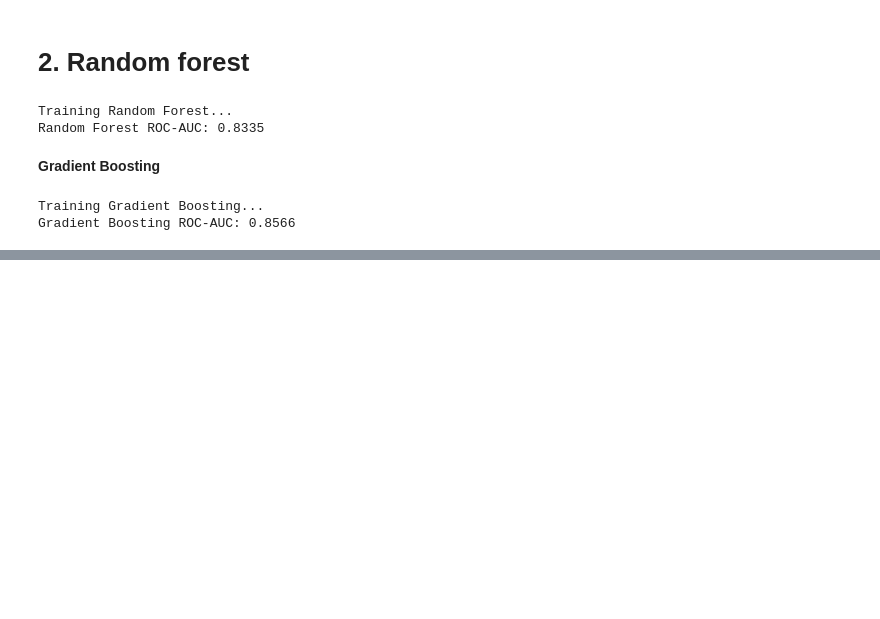
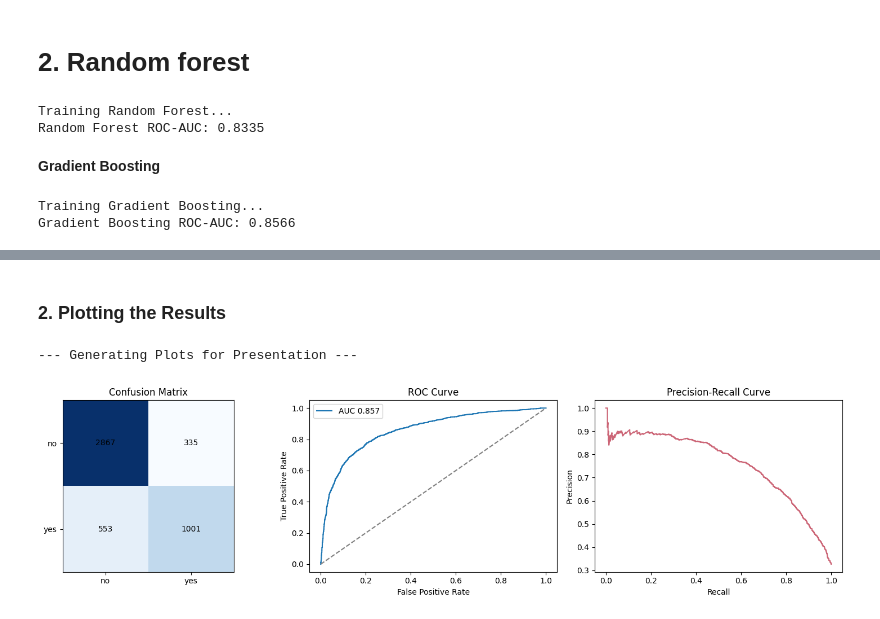
Before and after one commit to GroupS-hackathon/challenge_submission_group_S, a Jupyter notebook: challenge_submission_group_S.ipynb, the cells around one changed output, grey strips where cells are left out. Cells and saved outputs as stored; diff of their text form; code cells hidden in the pictures; blank space fills up the shorter version.

Commit message:
hypertune , parameters, and result

```diff
--- a/challenge_submission_group_S.ipynb
+++ b/challenge_submission_group_S.ipynb
@@ -395,0 +411,47 @@ KNN ROC-AUC: 0.8075
+# %% [markdown]
+### **2. Plotting the Results**
+# %%
+def plot_model_results(y_true, probabilities, binary_preds):
+    print("\n--- Generating Plots for Presentation ---")
+
+    # Set up 3 side-by-side plots
+    fig, axes = plt.subplots(1, 3, figsize=(15, 4))
+
+    # Plot 1: Confusion Matrix
+    cm = confusion_matrix(y_true, binary_preds)
+    axes[0].imshow(cm, cmap='Blues')
+    axes[0].set_title('Confusion Matrix')
+    axes[0].set_xticks([0, 1])
+    axes[0].set_yticks([0, 1])
+    axes[0].set_xticklabels(['no', 'yes'])
+    axes[0].set_yticklabels(['no', 'yes'])
+
+    # Add numbers inside the squares
+    for i in range(2):
+        for j in range(2):
+            axes[0].text(j, i, cm[i, j], ha='center', va='center')
+
+    # Plot 2: ROC Curve
+    fpr, tpr, _ = roc_curve(y_true, probabilities)
+    axes[1].plot(fpr, tpr, label=f'AUC {roc_auc_score(y_true, probabilities):.3f}')
+    axes[1].plot([0, 1], [0, 1], '--', color='grey')
+    axes[1].set_title('ROC Curve')
+    axes[1].set_xlabel('False Positive Rate')
+    axes[1].set_ylabel('True Positive Rate')
+    axes[1].legend()
+
+    # Plot 3: Precision-Recall Curve
+    precision, recall, _ = precision_recall_curve(y_true, probabilities)
+    axes[2].plot(recall, precision, color='#cc6677')
+    axes[2].set_title('Precision-Recall Curve')
+    axes[2].set_xlabel('Recall')
+    axes[2].set_ylabel('Precision')
+
+    plt.tight_layout()
+    plt.show()
+
+# Run the plotting function using the outputs from Part 1
+plot_model_results(y, best_probs, best_preds)
+# %% [output]
+--- Generating Plots for Presentation ---
+[figure, added]
```
Also changed, not shown: parts of 16 cells of this notebook.
